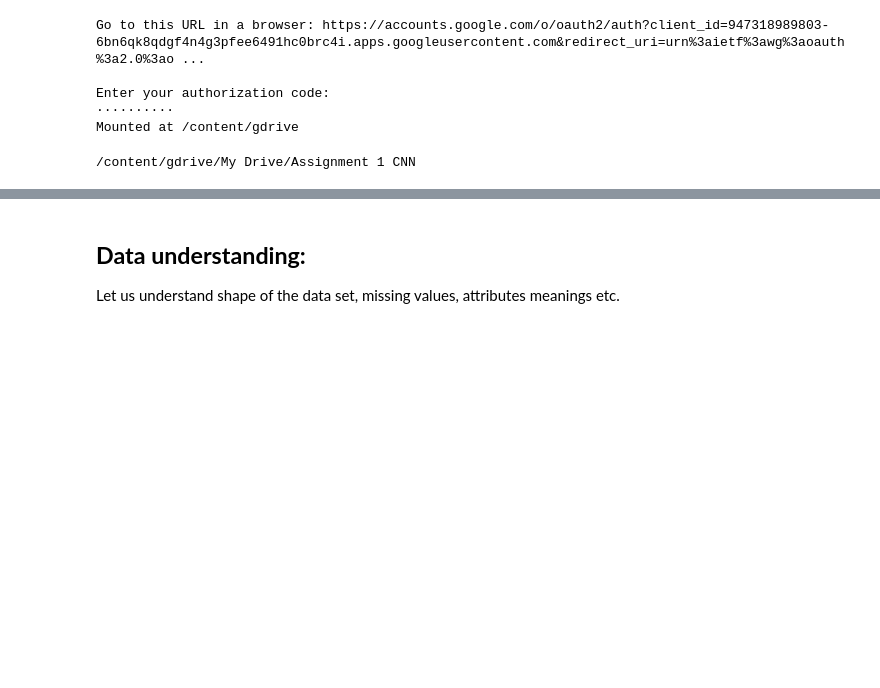
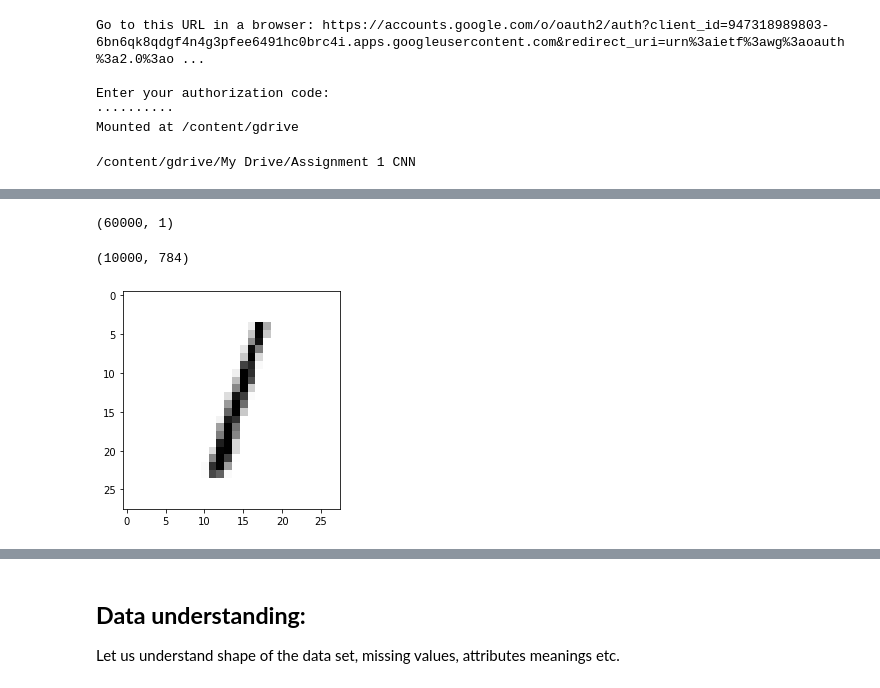
Before and after one commit to lagos-a1/Assignment-1-CNN, a Jupyter notebook: Untitled14.ipynb, the cells around one changed output, grey strips where cells are left out. Saved outputs shown, nothing was run; the diff lists cells and outputs as text; code cells hidden in the pictures; blank space fills up the shorter version.

```diff
--- a/Untitled14.ipynb
+++ b/Untitled14.ipynb
@@ -41,0 +128,24 @@ train_Data = pd.read_csv('train.csv')
+# %%
+print(train_labels.shape)
+# %% [output]
+(60000, 1)
+# %%
+#Reading test images
+t = gzip.open('t10k-images-idx3-ubyte.gz')
+image_size = 28
+num_images_test = 10000
+
+t.read(16)
+buf_train = t.read(image_size * image_size * num_images_test)
+data_test = np.frombuffer(buf_train, dtype=np.uint8).astype(np.float32)
+data_test = data_test.reshape(num_images_test, image_size, image_size)
+data_test = data_test.reshape(10000,-1)
+print(data_test.shape)
+# %% [output]
+(10000, 784)
+# %%
+image = np.asarray((data_test[2]).reshape((28,28)))
+plt.imshow(image, cmap='Greys')
+plt.show()
+# %% [output]
+[figure, added]
```
Also changed, not shown: parts of 40 cells of this notebook.
